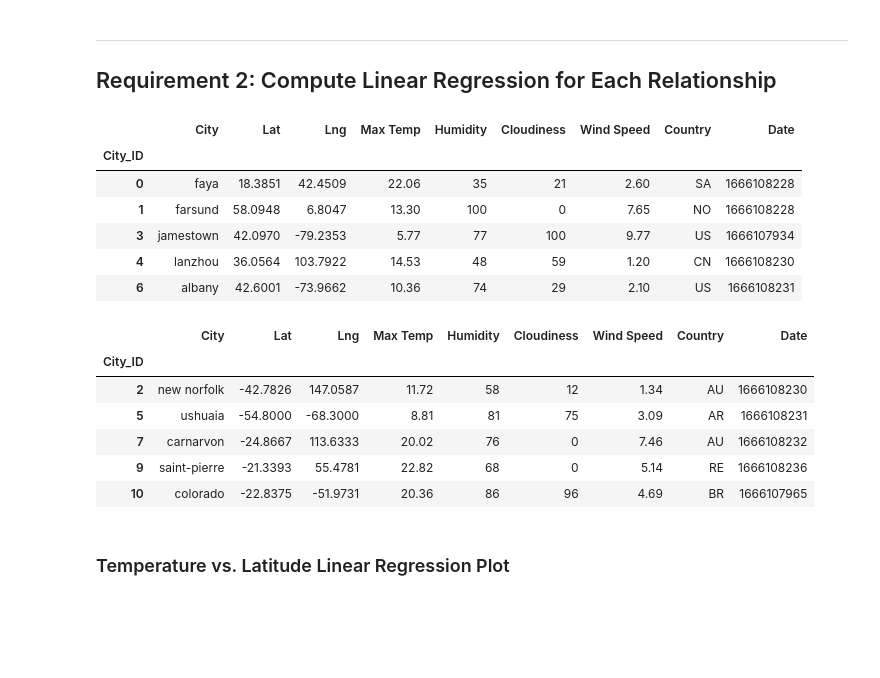
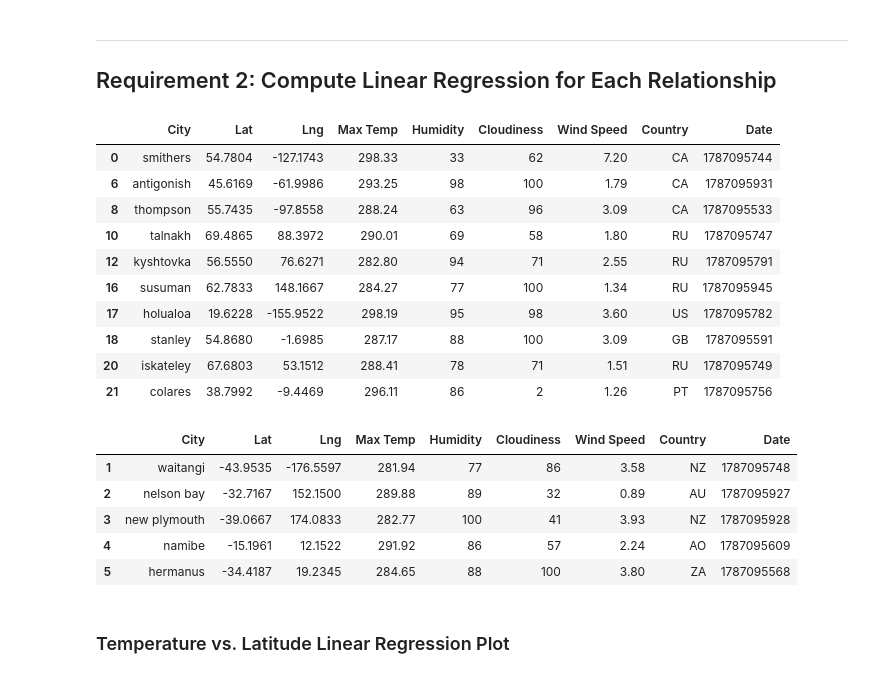
Before and after one commit to a1990alpalo/python-api-challenge-2023, a Jupyter notebook: WeatherPy.ipynb, the cells around one changed output. Cells and saved outputs as stored; diff of their text form; code cells hidden in the pictures; blank space fills up the shorter version.

```diff
--- a/WeatherPy.ipynb
+++ b/WeatherPy.ipynb
@@ -56,7 +56,7 @@ Number of cities in the list: 613
 ### Use the OpenWeatherMap API to retrieve weather data from the cities list generated in the started code
 # %%
 # Set the API base URL
-url = # YOUR CODE HERE
+url = "http://api.openweathermap.org/data/2.5/weather"
 
 # Define an empty list to fetch the weather data for each city
 city_data = []
@@ -78,7 +78,7 @@ for i, city in enumerate(cities):
         record_count = 0
 
     # Create endpoint URL with each city
-    city_url = # YOUR CODE HERE
+    city_url = f"{url}?q={city}&appid={weather_api_key}"
 
     # Log the url, record, and set numbers
     print("Processing Record %s of Set %s | %s" % (record_count, set_count, city))
@@ -89,17 +89,18 @@ for i, city in enumerate(cities):
     # Run an API request for each of the cities
     try:
         # Parse the JSON and retrieve data
-        city_weather = # YOUR CODE HERE
+        response = requests.get(city_url)
+        city_weather = response.json()
 
         # Parse out latitude, longitude, max temp, humidity, cloudiness, wind speed, country, and date
-        city_lat = # YOUR CODE HERE
-        city_lng = # YOUR CODE HERE
-        city_max_temp = # YOUR CODE HERE
-        city_humidity = # YOUR CODE HERE
-        city_clouds = # YOUR CODE HERE
-        city_wind = # YOUR CODE HERE
-        city_country = # YOUR CODE HERE
-        city_date = # YOUR CODE HERE
+        city_lat = city_weather["coord"]["lat"]
+        city_lng = city_weather["coord"]['lon']
+        city_max_temp = city_weather["main"]["temp_max"]
+        city_humidity = city_weather["main"]["humidity"]
+        city_clouds = city_weather["clouds"]["all"]
+        city_wind = city_weather["wind"]["speed"]
+        city_country = city_weather["sys"]["country"]
+        city_date = city_weather["dt"]
 
         # Append the City information into city_data list
         city_data.append({"City": city,
@@ -113,10 +114,12 @@ for i, city in enumerate(cities):
                           "Date": city_date})
 
     # If an error is experienced, skip the city
-    except:
+    except Exception as e:
         print("City not found. Skipping...")
         pass
 
+    #Pause to void rate limiting
+    time.sleep(1)
 # Indicate that Data Loading is complete
 print("-----------------------------")
 print("Data Retrieval Complete      ")
@@ -255,34 +275,37 @@ plt.show()
 ## Requirement 2: Compute Linear Regression for Each Relationship
 # %%
 # Define a function to create Linear Regression plots
-# YOUR CODE HERE
+city_data_df = pd.DataFrame(city_data)
 # %%
 # Create a DataFrame with the Northern Hemisphere data (Latitude >= 0)
-# YOUR CODE HERE
+northern_hemi_df = city_data_df[city_data_df["Lat"] >= 0]
 
 # Display sample data
-northern_hemi_df.head()
+northern_hemi_df.head(10)
 # %% [output]
 |  | City | Lat | Lng | Max Temp | Humidity | Cloudiness | Wind Speed | Country | Date |
-| City_ID |  |  |  |  |  |  |  |  |  |
-| 0 | faya | 18.3851 | 42.4509 | 22.06 | 35 | 21 | 2.60 | SA | 1666108228 |
-| 1 | farsund | 58.0948 | 6.8047 | 13.30 | 100 | 0 | 7.65 | NO | 1666108228 |
-| 3 | jamestown | 42.0970 | -79.2353 | 5.77 | 77 | 100 | 9.77 | US | 1666107934 |
-| 4 | lanzhou | 36.0564 | 103.7922 | 14.53 | 48 | 59 | 1.20 | CN | 1666108230 |
-| 6 | albany | 42.6001 | -73.9662 | 10.36 | 74 | 29 | 2.10 | US | 1666108231 |
+| 0 | smithers | 54.7804 | -127.1743 | 298.33 | 33 | 62 | 7.20 | CA | 1787095744 |
+| 6 | antigonish | 45.6169 | -61.9986 | 293.25 | 98 | 100 | 1.79 | CA | 1787095931 |
+| 8 | thompson | 55.7435 | -97.8558 | 288.24 | 63 | 96 | 3.09 | CA | 1787095533 |
+| 10 | talnakh | 69.4865 | 88.3972 | 290.01 | 69 | 58 | 1.80 | RU | 1787095747 |
+| 12 | kyshtovka | 56.5550 | 76.6271 | 282.80 | 94 | 71 | 2.55 | RU | 1787095791 |
+| 16 | susuman | 62.7833 | 148.1667 | 284.27 | 77 | 100 | 1.34 | RU | 1787095945 |
+| 17 | holualoa | 19.6228 | -155.9522 | 298.19 | 95 | 98 | 3.60 | US | 1787095782 |
+| 18 | stanley | 54.8680 | -1.6985 | 287.17 | 88 | 100 | 3.09 | GB | 1787095591 |
+| 20 | iskateley | 67.6803 | 53.1512 | 288.41 | 78 | 71 | 1.51 | RU | 1787095749 |
+| 21 | colares | 38.7992 | -9.4469 | 296.11 | 86 | 2 | 1.26 | PT | 1787095756 |
 # %%
 # Create a DataFrame with the Southern Hemisphere data (Latitude < 0)
-# YOUR CODE HERE
+southern_hemi_df = city_data_df[city_data_df["Lat"] < 0]
 
 # Display sample data
 southern_hemi_df.head()
 # %% [output]
 |  | City | Lat | Lng | Max Temp | Humidity | Cloudiness | Wind Speed | Country | Date |
-| City_ID |  |  |  |  |  |  |  |  |  |
-| 2 | new norfolk | -42.7826 | 147.0587 | 11.72 | 58 | 12 | 1.34 | AU | 1666108230 |
-| 5 | ushuaia | -54.8000 | -68.3000 | 8.81 | 81 | 75 | 3.09 | AR | 1666108231 |
-| 7 | carnarvon | -24.8667 | 113.6333 | 20.02 | 76 | 0 | 7.46 | AU | 1666108232 |
-| 9 | saint-pierre | -21.3393 | 55.4781 | 22.82 | 68 | 0 | 5.14 | RE | 1666108236 |
-| 10 | colorado | -22.8375 | -51.9731 | 20.36 | 86 | 96 | 4.69 | BR | 1666107965 |
+| 1 | waitangi | -43.9535 | -176.5597 | 281.94 | 77 | 86 | 3.58 | NZ | 1787095748 |
+| 2 | nelson bay | -32.7167 | 152.1500 | 289.88 | 89 | 32 | 0.89 | AU | 1787095927 |
+| 3 | new plymouth | -39.0667 | 174.0833 | 282.77 | 100 | 41 | 3.93 | NZ | 1787095928 |
+| 4 | namibe | -15.1961 | 12.1522 | 291.92 | 86 | 57 | 2.24 | AO | 1787095609 |
+| 5 | hermanus | -34.4187 | 19.2345 | 284.65 | 88 | 100 | 3.80 | ZA | 1787095568 |
 # %% [markdown]
 ###  Temperature vs. Latitude Linear Regression Plot
```
Also changed, not shown: parts of 16 cells of this notebook, 10 other files.
